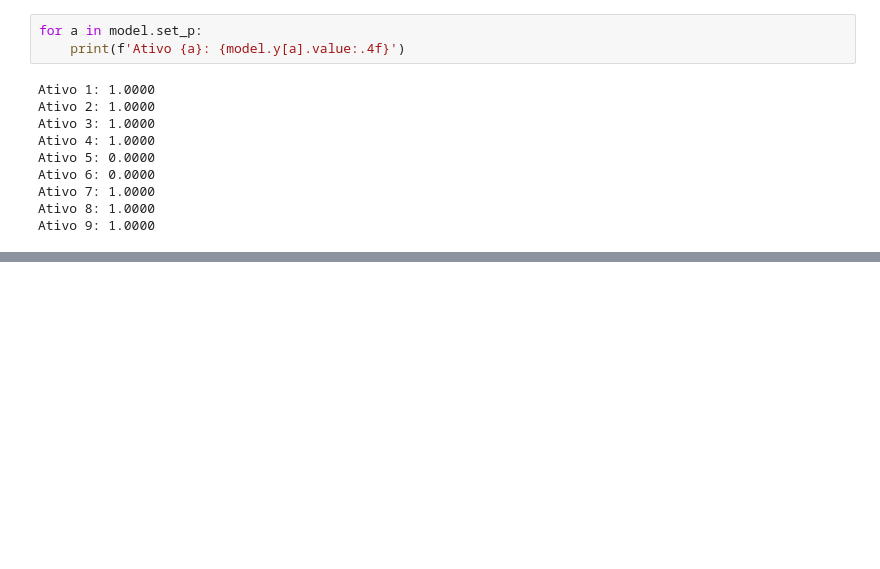
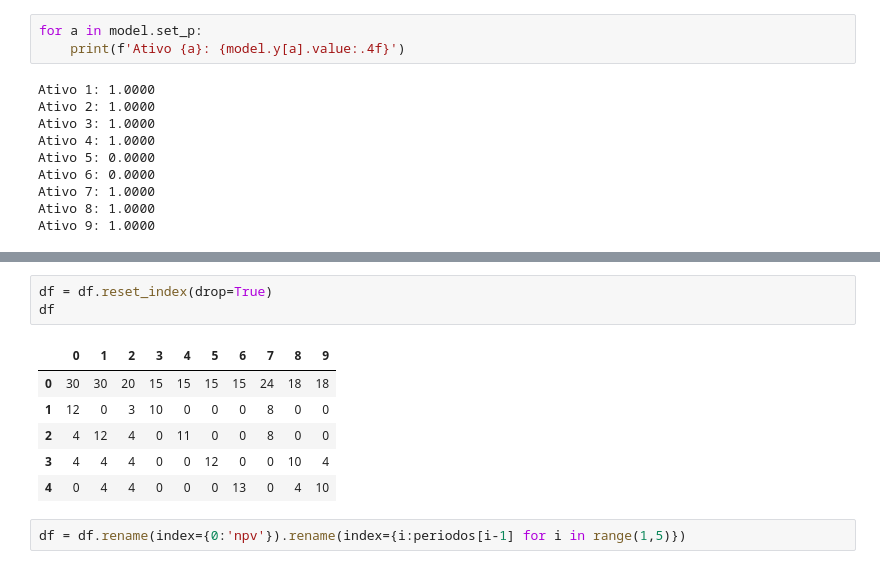
Before and after one commit to JoaoNogaroli/mestrado, a Jupyter notebook: estudo/multi-objetivo/treino/cornuejols/app.ipynb, the cells around one changed output, grey strips where cells are left out. Saved outputs shown, nothing was run; the diff lists cells and outputs as text; blank space fills up the shorter version.

```diff
--- a/estudo/multi-objetivo/treino/cornuejols/app.ipynb
+++ b/estudo/multi-objetivo/treino/cornuejols/app.ipynb
@@ -95,0 +131,12 @@ Ativo 9: 1.0000
+# %%
+df = df.reset_index(drop=True)
+df
+# %% [output]
+|  | 0 | 1 | 2 | 3 | 4 | 5 | 6 | 7 | 8 | 9 |
+| 0 | 30 | 30 | 20 | 15 | 15 | 15 | 15 | 24 | 18 | 18 |
+| 1 | 12 | 0 | 3 | 10 | 0 | 0 | 0 | 8 | 0 | 0 |
+| 2 | 4 | 12 | 4 | 0 | 11 | 0 | 0 | 8 | 0 | 0 |
+| 3 | 4 | 4 | 4 | 0 | 0 | 12 | 0 | 0 | 10 | 4 |
+| 4 | 0 | 4 | 4 | 0 | 0 | 0 | 13 | 0 | 4 | 10 |
+# %%
+df = df.rename(index={0:'npv'}).rename(index={i:periodos[i-1] for i in range(1,5)})
```
Also changed, not shown: parts of 15 cells of this notebook, 15 other files.
